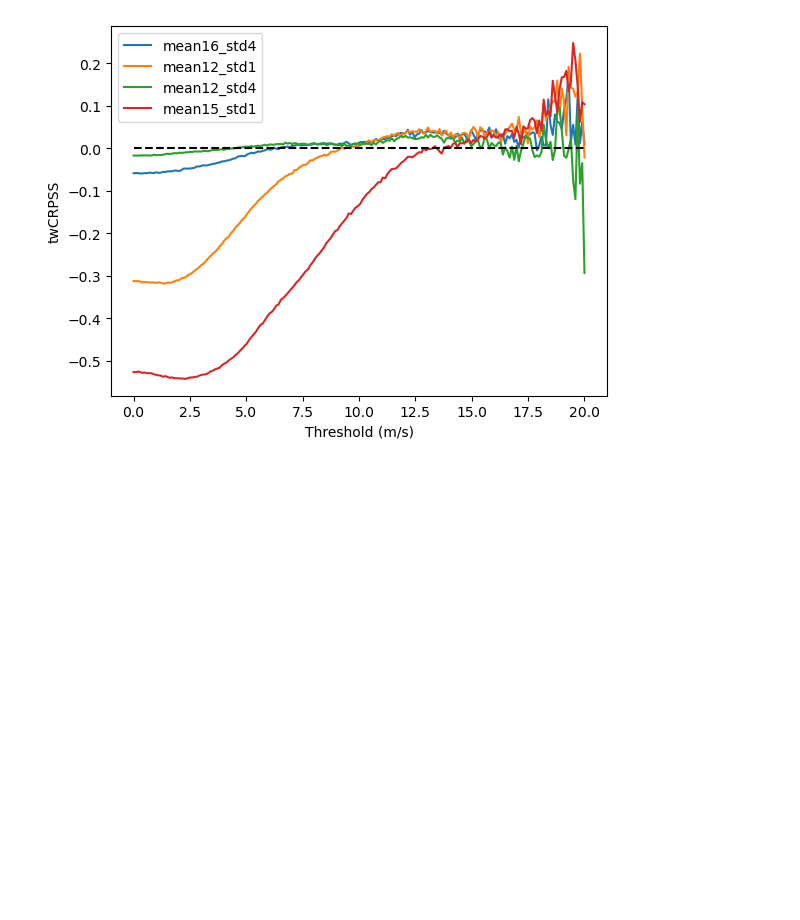
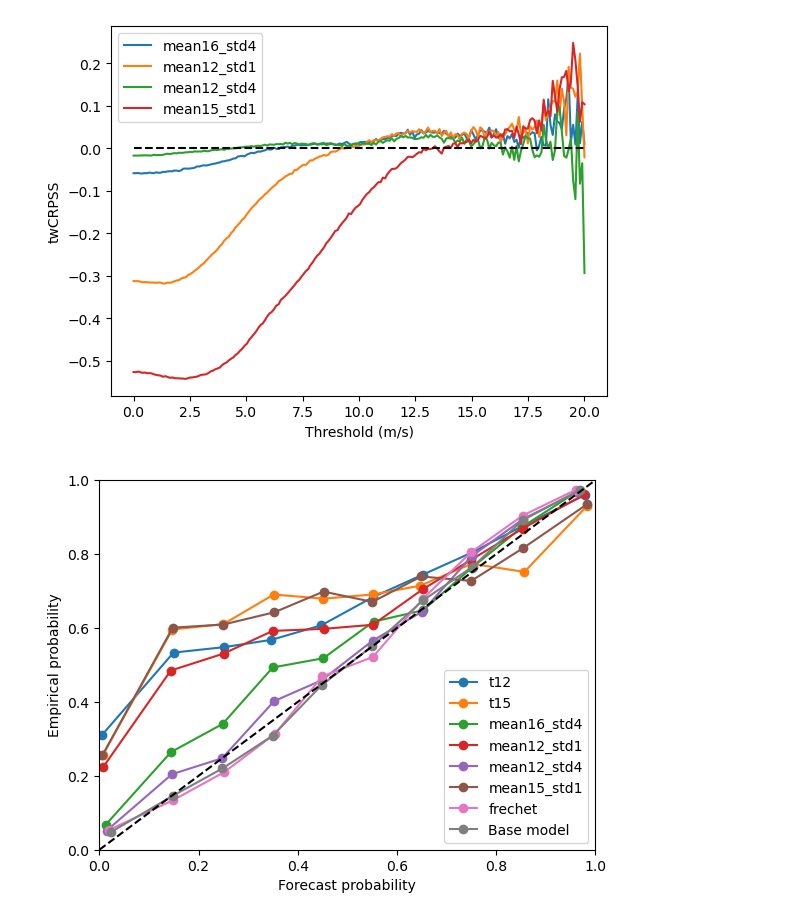
Before and after one commit to SimonHakvoort/thesiscode, a Jupyter notebook: src/emos_results/frechet.ipynb, the cells around one changed output. Saved outputs shown, nothing was run; the diff lists cells and outputs as text; code cells hidden in the pictures; blank space fills up the shorter version.

```diff
--- a/src/emos_results/frechet.ipynb
+++ b/src/emos_results/frechet.ipynb
@@ -112,3 +112,8 @@ make_twcrpss_plot(base_model, t_models, X_test, y_test, variances_test, x_values
 make_twcrpss_plot(base_model, cdf_models, X_test, y_test, variances_test, x_values, sample_size=1000)
 # %% [output]
 [figure]
+# %%
+t=5
+make_reliability_diagram(all_models, X_test, y_test, variances_test, t=t, base_model=base_model)
+# %% [output]
+[figure, added]
```
Also changed, not shown: parts of 3 cells of this notebook, 8 other files.
